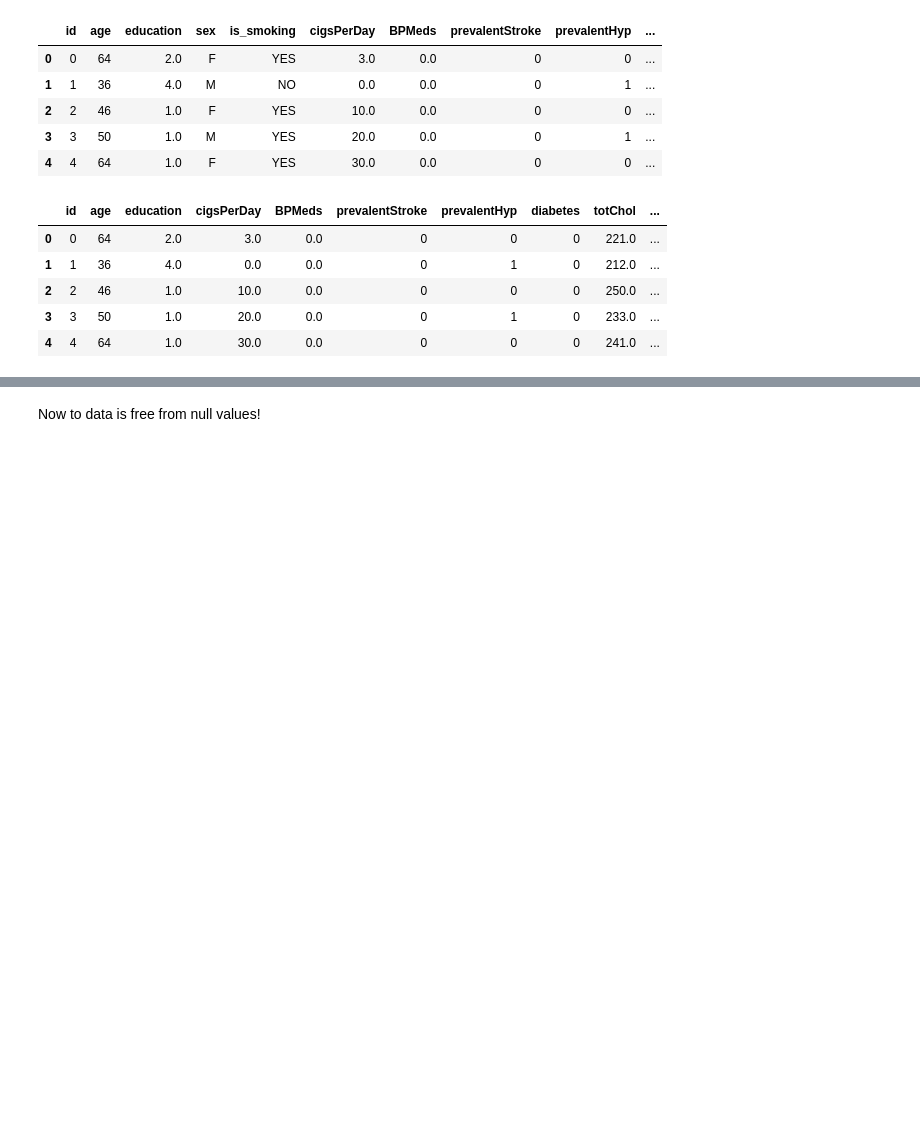
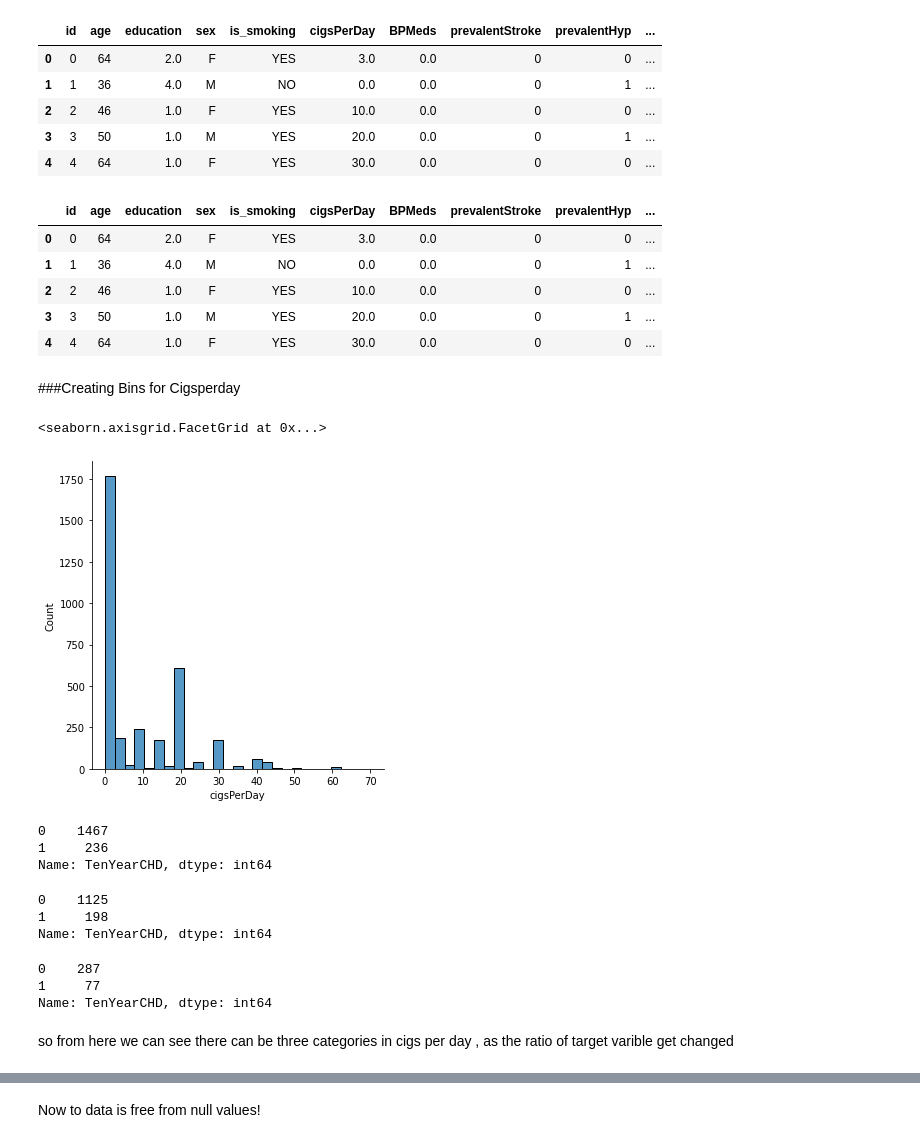
Before and after one commit to Shubhankitsirvaiya/Cardiovascular_classification, a Jupyter notebook: Capstone_1_.ipynb, the cells around one changed output, grey strips where cells are left out. Drawn from its saved outputs; the diff is of its cells as text; code cells hidden in the pictures; blank space fills up the shorter version.

```diff
--- a/Capstone_1_.ipynb
+++ b/Capstone_1_.ipynb
@@ -316,14 +317,39 @@ df.head()
 | 2 | 2 | 46 | 1.0 | F | YES | 10.0 | 0.0 | 0 | 0 | ... |
 | 3 | 3 | 50 | 1.0 | M | YES | 20.0 | 0.0 | 0 | 1 | ... |
 | 4 | 4 | 64 | 1.0 | F | YES | 30.0 | 0.0 | 0 | 0 | ... |
-# %%
-df=pd.get_dummies(df, columns=['sex','is_smoking'],drop_first=True)
 # %%
 df.head()
 # %% [output]
-|  | id | age | education | cigsPerDay | BPMeds | prevalentStroke | prevalentHyp | diabetes | totChol | ... |
-| 0 | 0 | 64 | 2.0 | 3.0 | 0.0 | 0 | 0 | 0 | 221.0 | ... |
-| 1 | 1 | 36 | 4.0 | 0.0 | 0.0 | 0 | 1 | 0 | 212.0 | ... |
-| 2 | 2 | 46 | 1.0 | 10.0 | 0.0 | 0 | 0 | 0 | 250.0 | ... |
-| 3 | 3 | 50 | 1.0 | 20.0 | 0.0 | 0 | 1 | 0 | 233.0 | ... |
-| 4 | 4 | 64 | 1.0 | 30.0 | 0.0 | 0 | 0 | 0 | 241.0 | ... |
+|  | id | age | education | sex | is_smoking | cigsPerDay | BPMeds | prevalentStroke | prevalentHyp | ... |
+| 0 | 0 | 64 | 2.0 | F | YES | 3.0 | 0.0 | 0 | 0 | ... |
+| 1 | 1 | 36 | 4.0 | M | NO | 0.0 | 0.0 | 0 | 1 | ... |
+| 2 | 2 | 46 | 1.0 | F | YES | 10.0 | 0.0 | 0 | 0 | ... |
+| 3 | 3 | 50 | 1.0 | M | YES | 20.0 | 0.0 | 0 | 1 | ... |
+| 4 | 4 | 64 | 1.0 | F | YES | 30.0 | 0.0 | 0 | 0 | ... |
+# %% [markdown]
+###Creating Bins for Cigsperday
+# %%
+sns.displot(df.cigsPerDay)
+# %% [output]
+<seaborn.axisgrid.FacetGrid at 0x...>
+[figure, added]
+# %%
+df[df.cigsPerDay==0]['TenYearCHD'].value_counts()
+# %% [output]
+0    1467
+1     236
+Name: TenYearCHD, dtype: int64
+# %%
+df[(df.cigsPerDay<=20)&(df.cigsPerDay>0)]['TenYearCHD'].value_counts()
+# %% [output]
+0    1125
+1     198
+Name: TenYearCHD, dtype: int64
+# %%
+df[(df.cigsPerDay>20)]['TenYearCHD'].value_counts()
+# %% [output]
+0    287
+1     77
+Name: TenYearCHD, dtype: int64
+# %% [markdown]
+so from here we can see there can be three categories in cigs per day , as the ratio of target varible get changed
```
Also changed, not shown: parts of 30 cells of this notebook.
